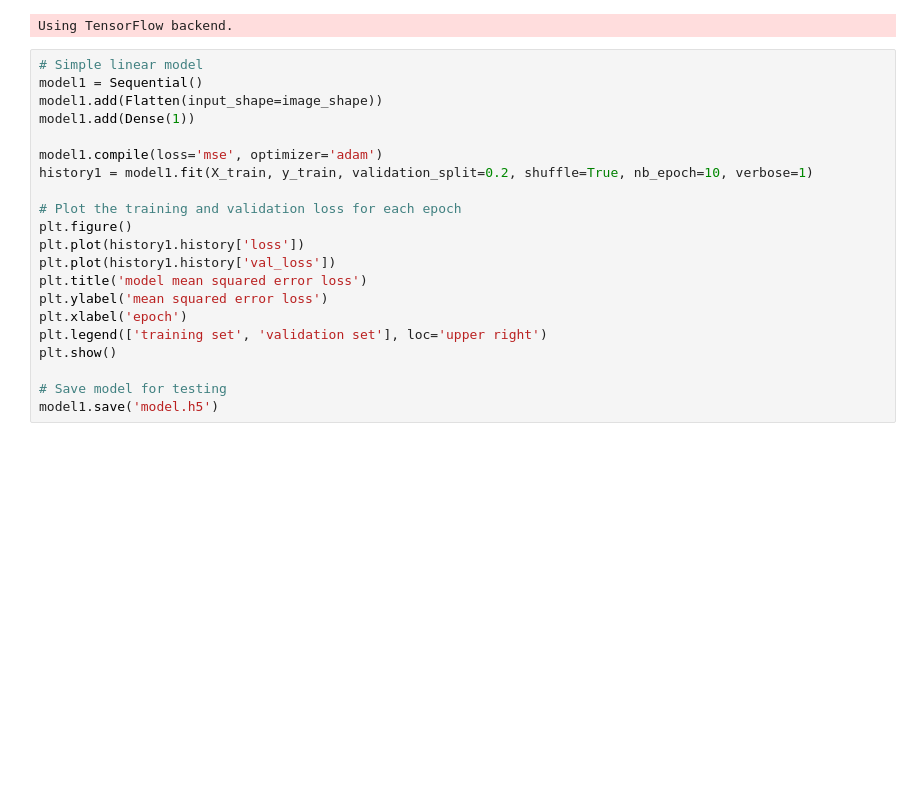
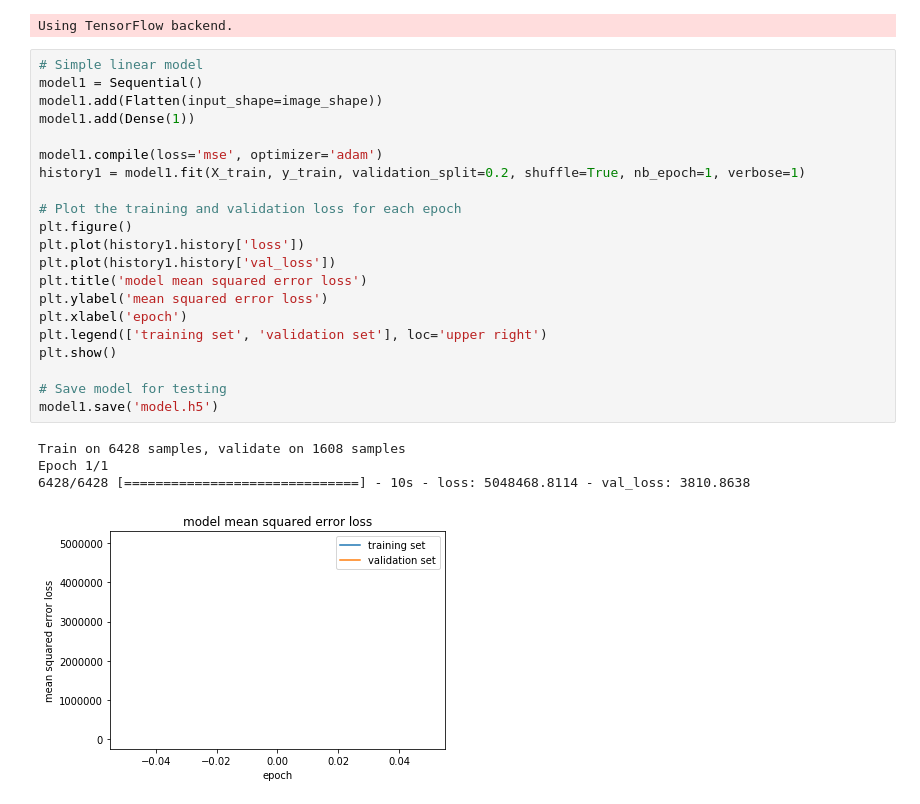
Before and after one commit to kliu99/CarND-Behavioral-Cloning-P3, a Jupyter notebook: Behavioral_Cloning_Project.ipynb, the cells around one changed output. Drawn from its saved outputs; the diff is of its cells as text; blank space fills up the shorter version.

Commit message:
simple linear model

```diff
--- a/Behavioral_Cloning_Project.ipynb
+++ b/Behavioral_Cloning_Project.ipynb
@@ -196,21 +196,26 @@ Using TensorFlow backend.
 # %%
 # Simple linear model
 model1 = Sequential()
 model1.add(Flatten(input_shape=image_shape))
 model1.add(Dense(1))
 
 model1.compile(loss='mse', optimizer='adam')
-history1 = model1.fit(X_train, y_train, validation_split=0.2, shuffle=True, nb_epoch=10, verbose=1)
+history1 = model1.fit(X_train, y_train, validation_split=0.2, shuffle=True, nb_epoch=1, verbose=1)
 
 # Plot the training and validation loss for each epoch
 plt.figure()
 plt.plot(history1.history['loss'])
 plt.plot(history1.history['val_loss'])
 plt.title('model mean squared error loss')
 plt.ylabel('mean squared error loss')
 plt.xlabel('epoch')
 plt.legend(['training set', 'validation set'], loc='upper right')
 plt.show()
 
 # Save model for testing
 model1.save('model.h5')
+# %% [output]
+Train on 6428 samples, validate on 1608 samples
+Epoch 1/1
+6428/6428 [==============================] - 10s - loss: 5048468.8114 - val_loss: 3810.8638
+[figure, added]
```
